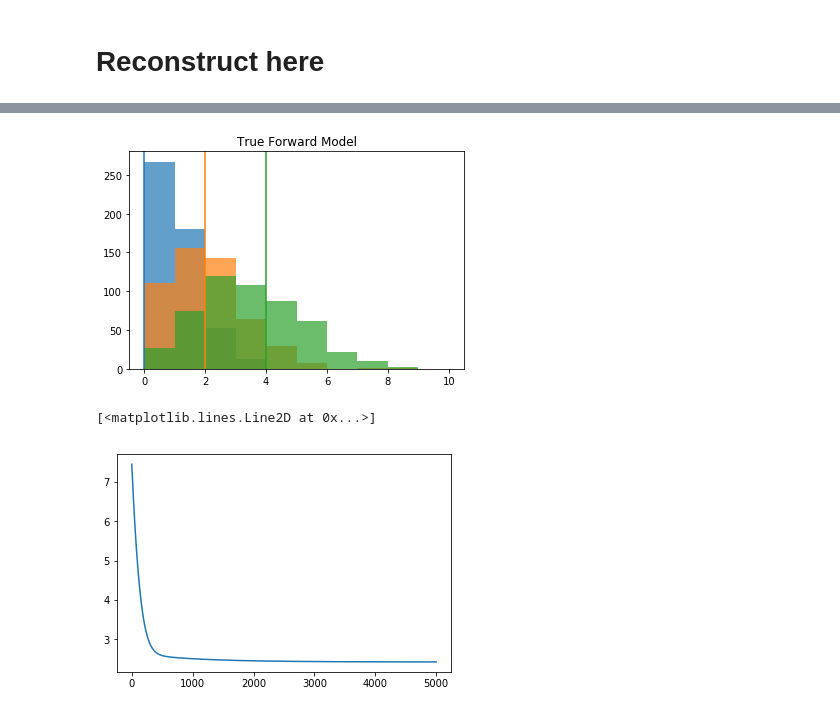
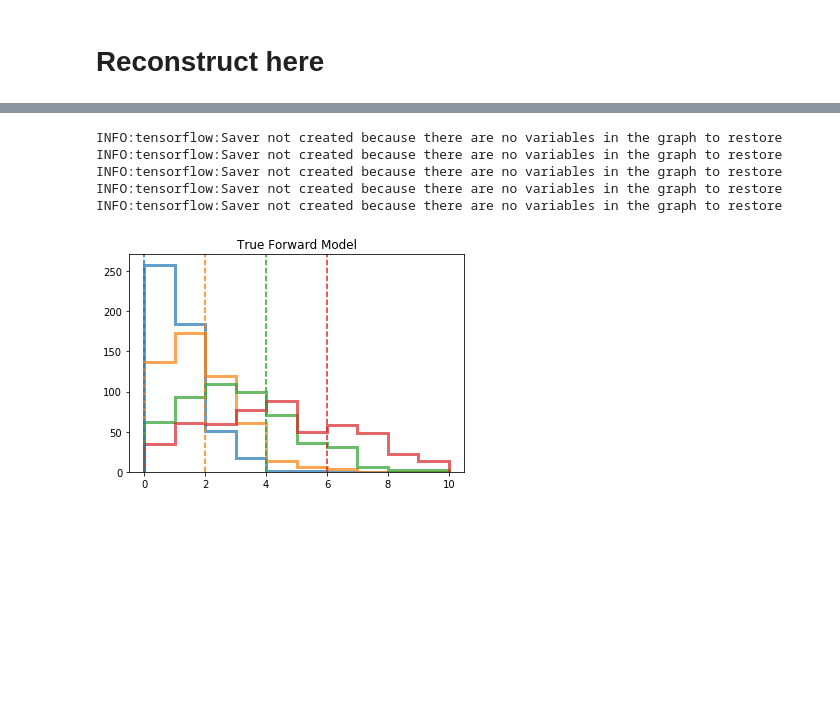
Before and after one commit to EiffL/invertible_mappings, a Jupyter notebook: Inverse_stability.ipynb, the cells around one changed output, grey strips where cells are left out. Cells and saved outputs as stored; diff of their text form; code cells hidden in the pictures; blank space fills up the shorter version.

```diff
--- a/Inverse_stability.ipynb
+++ b/Inverse_stability.ipynb
@@ -245,14 +263,26 @@ INFO:tensorflow:Saver not created because there are no variables in the graph to
+# %%
+tf.reset_default_graph()
+
+fwmodule = hub.Module('./modules/fwdmodel/')
+
+with tf.Session() as sess:
+    sess.run(tf.global_variables_initializer())
+    for i in range(4):
+        samples = fwmodule({'input':xfins[i]}, as_dict=True)['sample']
+        samples = sess.run(samples)
+        plt.hist(samples, alpha=0.7, range=(0, 10), bins=10, color='C%d'%i, histtype='step', lw=3)
+        plt.axvline(2*i, color='C%d'%i, ls="--")
+    plt.title('True Forward Model')
+# %% [output]
+INFO:tensorflow:Saver not created because there are no variables in the graph to restore
+INFO:tensorflow:Saver not created because there are no variables in the graph to restore
+INFO:tensorflow:Saver not created because there are no variables in the graph to restore
+INFO:tensorflow:Saver not created because there are no variables in the graph to restore
+INFO:tensorflow:Saver not created because there are no variables in the graph to restore
+[figure, added]
 # %%
-for i in range(3):
-    rates = np.array([np.matmul(i, AA) for i in xfins[i]]).sum(axis=1)
-    plt.hist(np.random.poisson(np.exp(rates)), alpha=0.7, range=(0, 10), bins=10, color='C%d'%i)
-    plt.axvline(2*i, color='C%d'%i)
-    plt.title('True Forward Model')
+# for i in range(3):
+#     rates = np.array([np.matmul(i, AA) for i in xfins[i]]).sum(axis=1)
+#     plt.hist(np.random.poisson(np.exp(rates)), alpha=0.7, range=(0, 10), bins=10, color='C%d'%i)
+#     plt.axvline(2*i, color='C%d'%i)
+#     plt.title('True Forward Model')
-# %% [output]
-[figure, removed]
-# %%
-plt.plot(np.squeeze(np.array(recons[1])[:, 0]))
-# plt.plot(np.array(recons[0][1]).flatten())
-# %% [output]
-[<matplotlib.lines.Line2D at 0x...>]
-[figure, removed]
```
Also changed, not shown: parts of 32 cells of this notebook, 5 other files.
